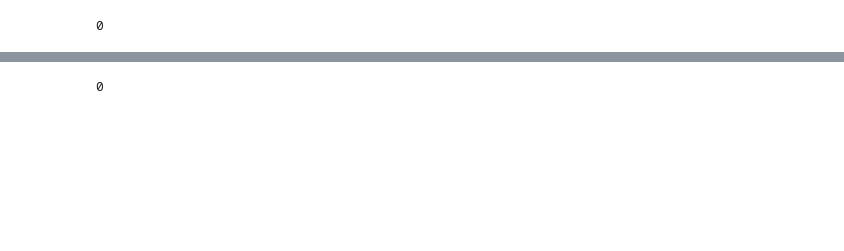
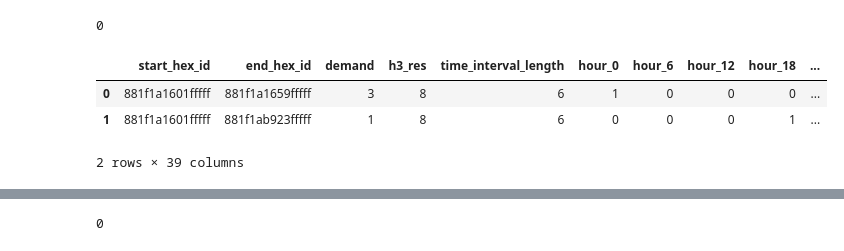
Before and after one commit to mogottsch/aaa-2022-magma, a Jupyter notebook: 04_predictive_analysis/00_feature_generation.ipynb, the cells around one changed output, grey strips where cells are left out. Drawn from its saved outputs; the diff is of its cells as text; code cells hidden in the pictures; blank space fills up the shorter version.

```diff
--- a/04_predictive_analysis/00_feature_generation.ipynb
+++ b/04_predictive_analysis/00_feature_generation.ipynb
@@ -97,0 +139,32 @@ hexagons_with_pois_df = hexagons_with_pois_df.astype(
+# %%
+# add poi use data as feature of the start location
+trips_aggregated_df = pd.merge(trips_aggregated_df, hexagons_with_pois_df.drop(columns=["h3_res"]), left_on="start_hex_id", right_on="hex")
+trips_aggregated_df = trips_aggregated_df.drop(columns={"hex"})
+
+# add '_start' suffix to poi columns
+trips_aggregated_df = trips_aggregated_df.rename(columns={
+    "sustenance_poi": "sustenance_poi_start",
+    "public_transport_poi": "public_transport_poi_start",
+    "education_poi": "education_poi_start",
+    "arts_and_culture_poi": "arts_and_culture_poi_start",
+    "sports_poi": "sports_poi_start",
+})
+
+# add poi use data as feature of the start location
+trips_aggregated_df_reduced = pd.merge(trips_aggregated_df_reduced, hexagons_with_pois_df.drop(columns=["h3_res"]), left_on="start_hex_id", right_on="hex")
+trips_aggregated_df_reduced = trips_aggregated_df_reduced.drop(columns={"hex"})
+
+# add '_start' suffix to poi columns
+trips_aggregated_df_reduced = trips_aggregated_df_reduced.rename(columns={
+    "sustenance_poi": "sustenance_poi_start",
+    "public_transport_poi": "public_transport_poi_start",
+    "education_poi": "education_poi_start",
+    "arts_and_culture_poi": "arts_and_culture_poi_start",
+    "sports_poi": "sports_poi_start",
+})
+trips_aggregated_df_reduced.head(2)
+# %% [output]
+|  | start_hex_id | end_hex_id | demand | h3_res | time_interval_length | hour_0 | hour_6 | hour_12 | hour_18 | ... |
+| 0 | 881f1a1601fffff | 881f1a1659fffff | 3 | 8 | 6 | 1 | 0 | 0 | 0 | ... |
+| 1 | 881f1a1601fffff | 881f1ab923fffff | 1 | 8 | 6 | 0 | 0 | 0 | 1 | ... |
+2 rows × 39 columns
```
Also changed, not shown: parts of 22 cells of this notebook, 1 other file.
